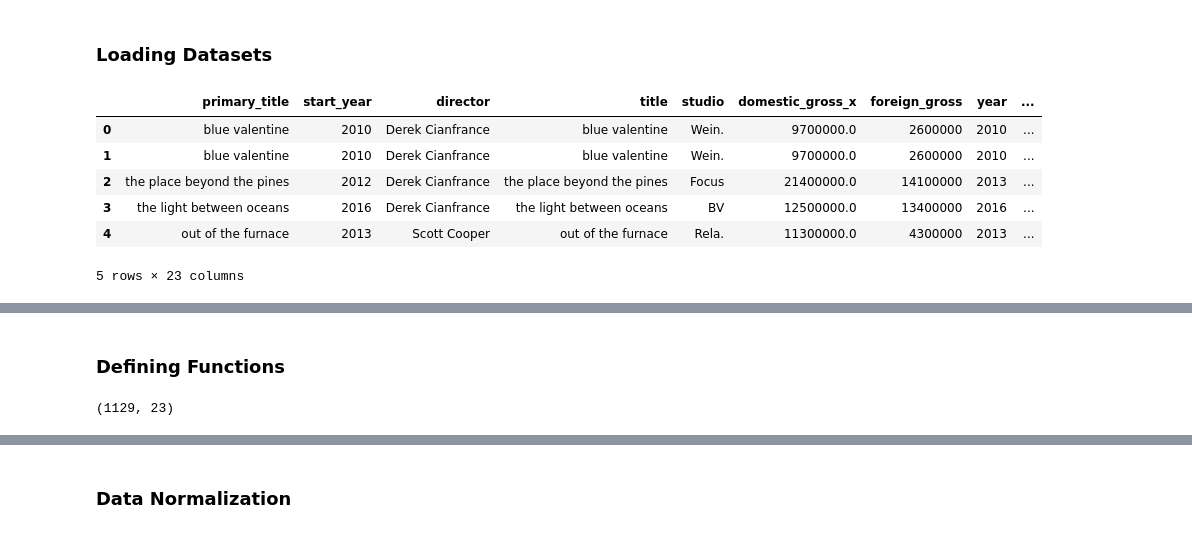
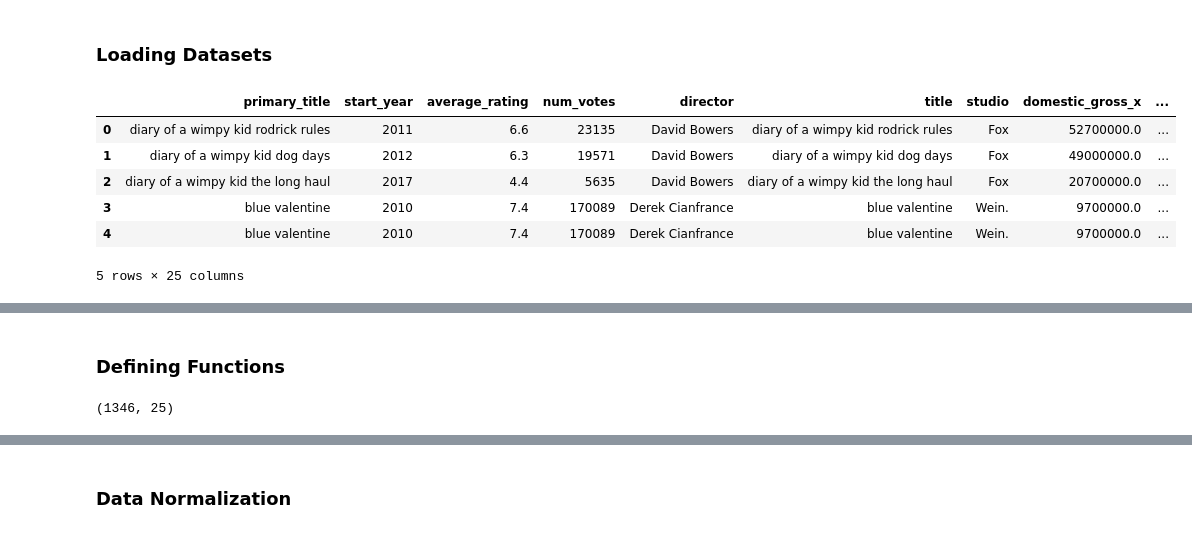
Before and after one commit to e-mackoy/film-analytics, a Jupyter notebook: code/data_preparation.ipynb, the cells around one changed output, grey strips where cells are left out. Saved outputs shown, nothing was run; the diff lists cells and outputs as text; code cells hidden in the pictures.

```diff
--- a/code/data_preparation.ipynb
+++ b/code/data_preparation.ipynb
@@ -53,10 +55,12 @@ pd.read_sql("""SELECT name FROM sqlite_master WHERE type='table';""", conn)
 | 6 | principals |
 | 7 | writers |
 # %%
-imdb_movie_info = pd.read_sql("""SELECT primary_title, start_year, primary_name AS director
+imdb_movie_info = pd.read_sql("""SELECT primary_title, start_year, averagerating AS average_rating, numvotes AS num_votes,
+primary_name AS director
 FROM persons
 JOIN directors ON persons.person_id = directors.person_id
-JOIN movie_basics ON directors.movie_id = movie_basics.movie_id;""", conn)
+JOIN movie_basics ON directors.movie_id = movie_basics.movie_id
+JOIN movie_ratings ON movie_basics.movie_id = movie_ratings.movie_id;""", conn)
 # %%
 imdb_movie_info.head()
 # %% [output]
@@ -82,32 +93,28 @@ movie_votes = pd.read_csv('tmdb.movies.csv.gz')
 movie_budgets = pd.read_csv('tn.movie_budgets.csv.gz')
 # %%
 def remove_special_characters(df, column_name):
-    df[column_name] = df[column_name].str.replace('[^a-zA-Z0-9 ]', '', regex=True)
+    df[column_name] = df[column_name].str.replace('[^a-zA-Z0-9 ]', '', regex=True).str.lower().str.strip()
     return df
 
 movie_gross = remove_special_characters(movie_gross, 'title')
 movie_votes = remove_special_characters(movie_votes, 'title')
-imdb_movie_info = remove_special_characters(imdb_movie_info, 'primary_title')
-
-movie_gross['title'] = movie_gross['title'].str.lower().str.strip()
-movie_votes['title'] = movie_votes['title'].str.lower().str.strip()
-movie_budgets['movie'] = movie_budgets['movie'].str.lower().str.strip()
-imdb_movie_info['primary_title'] = imdb_movie_info['primary_title'].str.lower().str.strip()
+movie_budgets = remove_special_characters(movie_budgets, 'movie')
+imdb_movie_info_grouped = remove_special_characters(imdb_movie_info, 'primary_title')
 
 merged_data = pd.merge(movie_gross, movie_votes, how='inner', left_on='title', right_on='title')
 merged_data = pd.merge(merged_data, movie_budgets, how='inner', left_on='title', right_on='movie')
 
 df = pd.merge(imdb_movie_info, merged_data, left_on='primary_title', right_on='movie', how='inner')
 
 df.head()
 # %% [output]
-|  | primary_title | start_year | director | title | studio | domestic_gross_x | foreign_gross | year | ... |
-| 0 | blue valentine | 2010 | Derek Cianfrance | blue valentine | Wein. | 9700000.0 | 2600000 | 2010 | ... |
-| 1 | blue valentine | 2010 | Derek Cianfrance | blue valentine | Wein. | 9700000.0 | 2600000 | 2010 | ... |
-| 2 | the place beyond the pines | 2012 | Derek Cianfrance | the place beyond the pines | Focus | 21400000.0 | 14100000 | 2013 | ... |
-| 3 | the light between oceans | 2016 | Derek Cianfrance | the light between oceans | BV | 12500000.0 | 13400000 | 2016 | ... |
-| 4 | out of the furnace | 2013 | Scott Cooper | out of the furnace | Rela. | 11300000.0 | 4300000 | 2013 | ... |
+|  | primary_title | start_year | average_rating | num_votes | director | title | studio | domestic_gross_x | ... |
+| 0 | diary of a wimpy kid rodrick rules | 2011 | 6.6 | 23135 | David Bowers | diary of a wimpy kid rodrick rules | Fox | 52700000.0 | ... |
+| 1 | diary of a wimpy kid dog days | 2012 | 6.3 | 19571 | David Bowers | diary of a wimpy kid dog days | Fox | 49000000.0 | ... |
+| 2 | diary of a wimpy kid the long haul | 2017 | 4.4 | 5635 | David Bowers | diary of a wimpy kid the long haul | Fox | 20700000.0 | ... |
+| 3 | blue valentine | 2010 | 7.4 | 170089 | Derek Cianfrance | blue valentine | Wein. | 9700000.0 | ... |
+| 4 | blue valentine | 2010 | 7.4 | 170089 | Derek Cianfrance | blue valentine | Wein. | 9700000.0 | ... |
-5 rows × 23 columns
+5 rows × 25 columns
 # %%
 movie_info = pd.read_csv('rt.movie_info.tsv.gz', delimiter='\t')
 movie_reviews = pd.read_csv('rt.reviews.tsv.gz', delimiter='\t', encoding='latin-1')
@@ -154,7 +161,7 @@ df.drop_duplicates(subset=['title', 'release_date_x'], inplace=True)
 # %%
 df.shape
 # %% [output]
-(1129, 23)
+(1346, 25)
 # %%
 drop_nans(df, ['studio', 'domestic_gross_x'])
 drop_columns(df, ['foreign_gross', 'Unnamed: 0', 'id_x', 'original_language', 'original_title', 'id_y',
```
Also changed, not shown: parts of 16 cells of this notebook, 7 other files.
